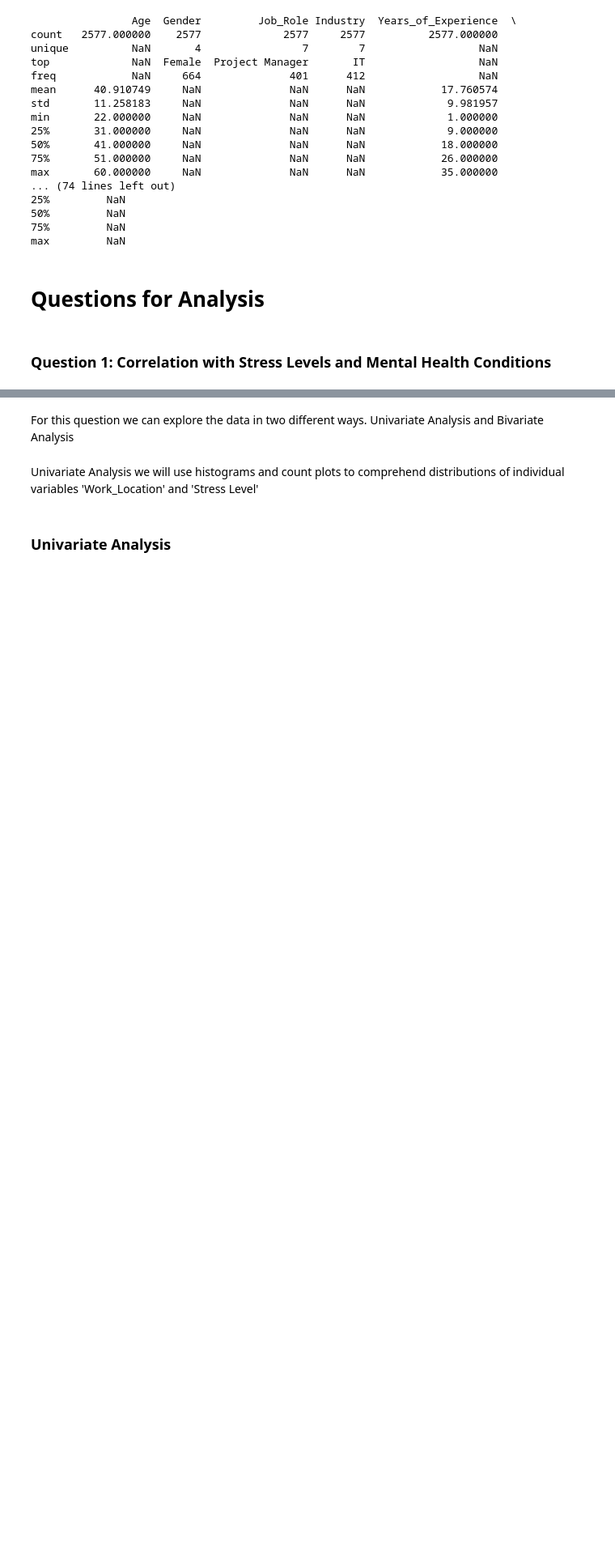
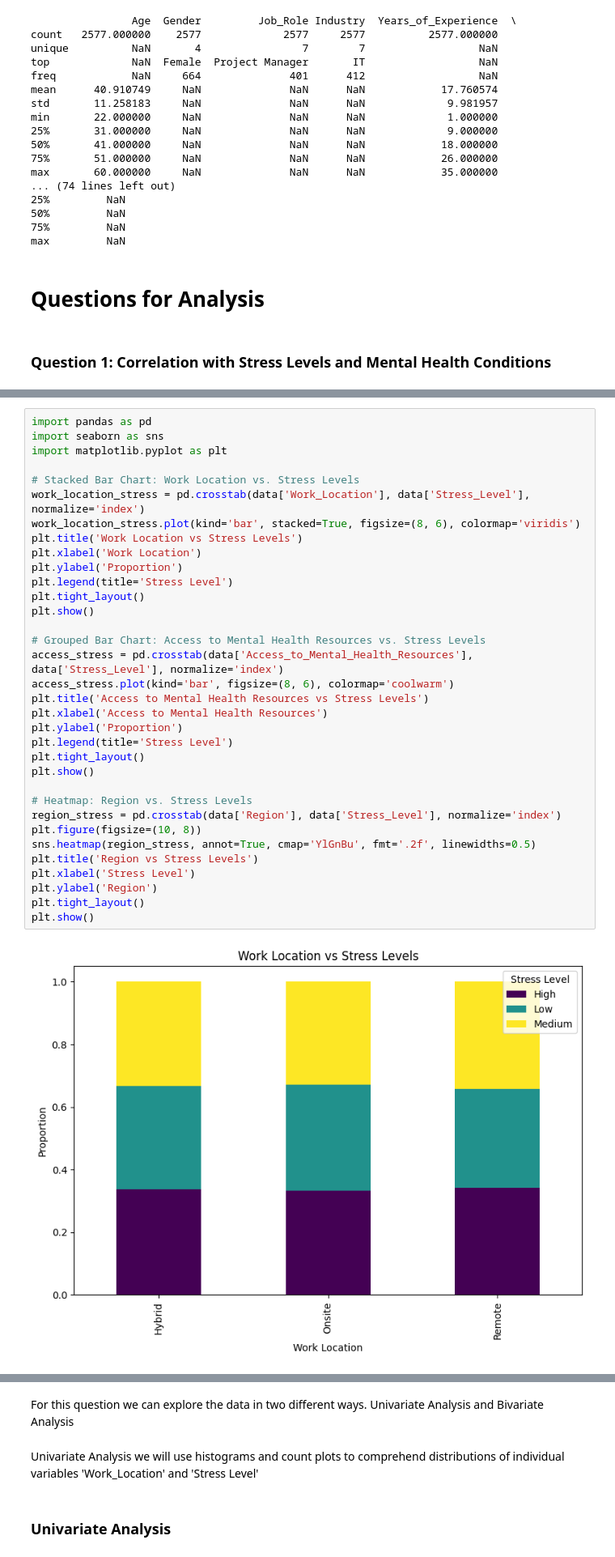
Before and after one commit to lcopolillo/FCD-2024-25, a Jupyter notebook: main.ipynb, the cells around one changed output, grey strips where cells are left out. Shown at 81% size. Saved outputs shown, nothing was run; the diff lists cells and outputs as text; blank space fills up the shorter version.

```diff
--- a/main.ipynb
+++ b/main.ipynb
@@ -176,0 +263,36 @@ max         NaN
+# %%
+import pandas as pd
+import seaborn as sns
+import matplotlib.pyplot as plt
+
+# Stacked Bar Chart: Work Location vs. Stress Levels
+work_location_stress = pd.crosstab(data['Work_Location'], data['Stress_Level'], normalize='index')
+work_location_stress.plot(kind='bar', stacked=True, figsize=(8, 6), colormap='viridis')
+plt.title('Work Location vs Stress Levels')
+plt.xlabel('Work Location')
+plt.ylabel('Proportion')
+plt.legend(title='Stress Level')
+plt.tight_layout()
+plt.show()
+
+# Grouped Bar Chart: Access to Mental Health Resources vs. Stress Levels
+access_stress = pd.crosstab(data['Access_to_Mental_Health_Resources'], data['Stress_Level'], normalize='index')
+access_stress.plot(kind='bar', figsize=(8, 6), colormap='coolwarm')
+plt.title('Access to Mental Health Resources vs Stress Levels')
+plt.xlabel('Access to Mental Health Resources')
+plt.ylabel('Proportion')
+plt.legend(title='Stress Level')
+plt.tight_layout()
+plt.show()
+
+# Heatmap: Region vs. Stress Levels
+region_stress = pd.crosstab(data['Region'], data['Stress_Level'], normalize='index')
+plt.figure(figsize=(10, 8))
+sns.heatmap(region_stress, annot=True, cmap='YlGnBu', fmt='.2f', linewidths=0.5)
+plt.title('Region vs Stress Levels')
+plt.xlabel('Stress Level')
+plt.ylabel('Region')
+plt.tight_layout()
+plt.show()
+# %% [output]
+[figure, added]
```
Also changed, not shown: parts of 41 cells of this notebook.
